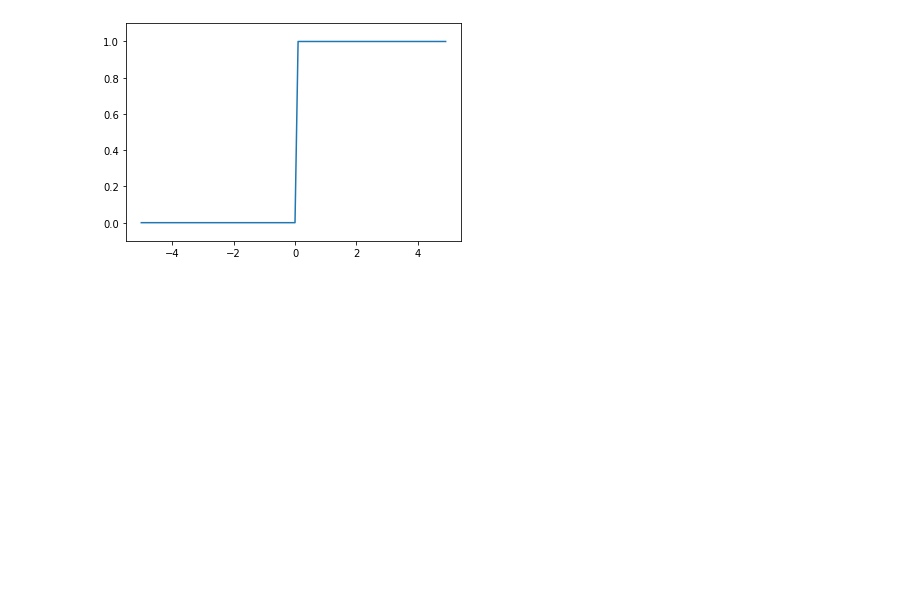
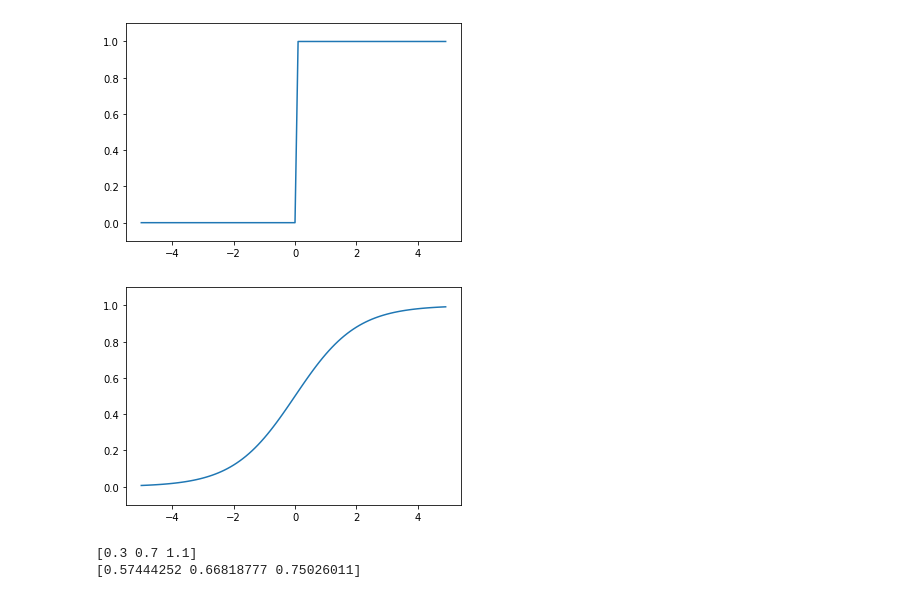
Before and after one commit to etckanikama/practice-repository, a Jupyter notebook: zero_deeplearning.ipynb, the cells around one changed output. Saved outputs shown, nothing was run; the diff lists cells and outputs as text; code cells hidden in the pictures; blank space fills up the shorter version.

```diff
--- a/zero_deeplearning.ipynb
+++ b/zero_deeplearning.ipynb
@@ -58,3 +58,36 @@ plt.ylim(-0.1, 1.1) #y軸の範囲を指定
 plt.show()
 # %% [output]
 [figure]
+# %%
+# シグモイド関数
+def sigmoid(x):
+  return 1/(1 + np.exp(-x))
+
+x = np.arange(-5.0,5.0, 0.1)
+y = sigmoid(x)
+
+plt.plot(x,y)
+plt.ylim(-0.1,1.1)
+plt.show()
+# %% [output]
+[figure, added]
+# %%
+#三層ニューラルネットワークの実装 2(入力) x 3(隠れ層) x 2(隠れ層) x 2（出力）
+# A = XW + B　を実装する
+X = np.array([1.0,0.5])
+W1 = np.array([[0.1, 0.3, 0.5],[0.2, 0.4, 0.6]]) #2x3の大きさ
+B1 = np.array([0.1, 0.2, 0.3])
+
+A1 = np.dot(X, W1) + B1
+Z1 = sigmoid(A1)
+# print(A1)
+# print(Z1)
+# W１とパラメータは同じ
+W2 = np.array([[0,1,0.4],[0.2,0.5],[0.3,0.6]])#3x2の大きさ
+B2 = np.array([0.1, 0.2])
+
+A2 = np.dot(Z1,W2) + B2
+Z2 = sigmoid(A2)
+# %% [output]
+[0.3 0.7 1.1]
+[0.57444252 0.66818777 0.75026011]
```
